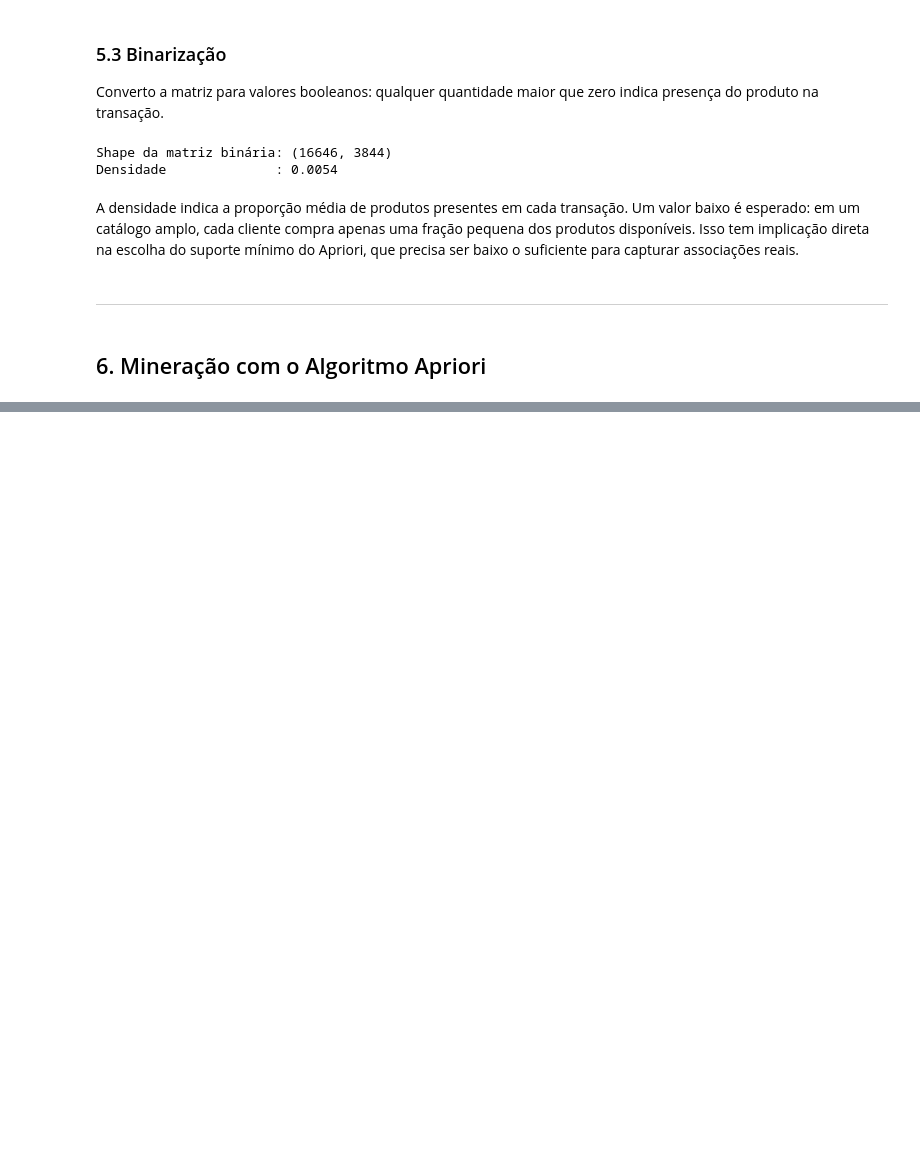
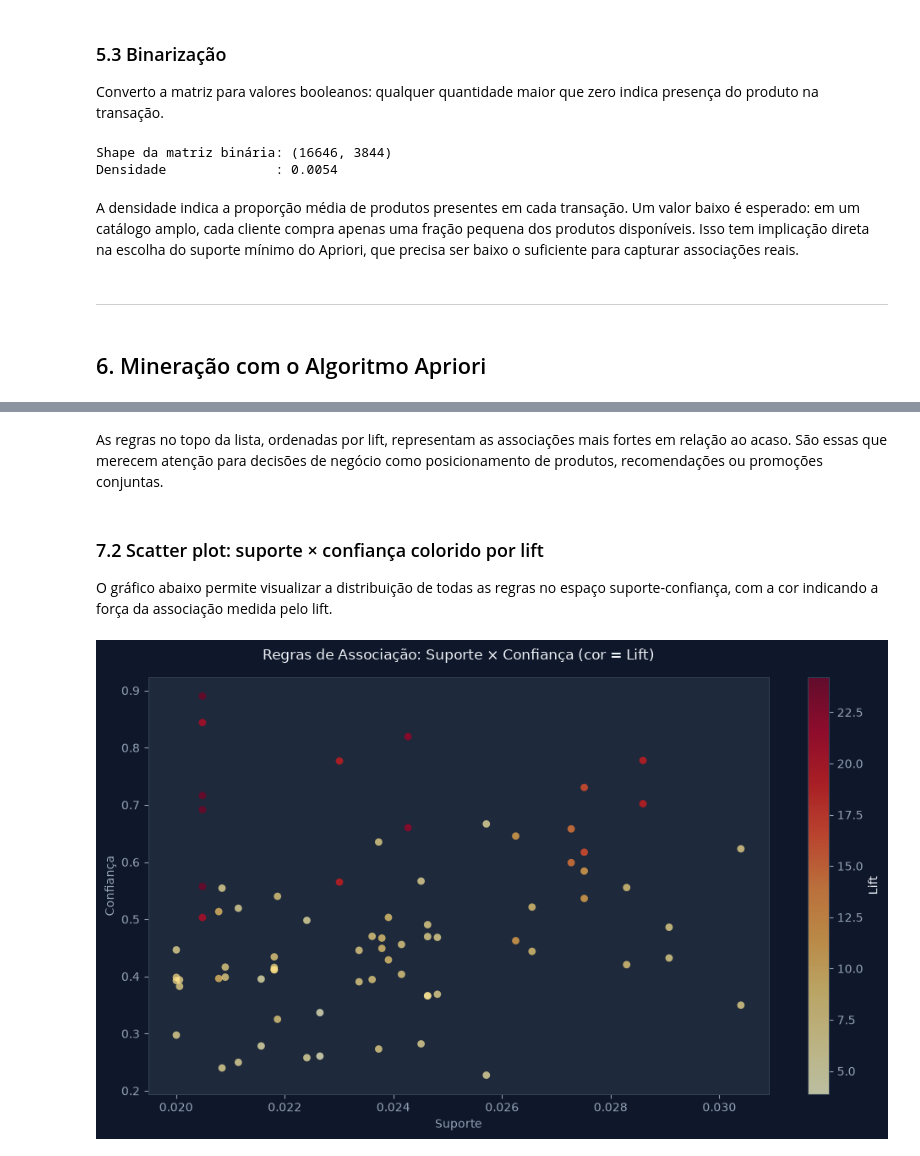
Before and after one commit to esscova/data-trivium, a Jupyter notebook: Data Mining/Mineração de Regras de Associação com Apriori/market_basket.ipynb, the cells around one changed output, grey strips where cells are left out. Cells and saved outputs as stored; diff of their text form; code cells hidden in the pictures; blank space fills up the shorter version.

```diff
--- a/Data Mining/Mineração de Regras de Associação com Apriori/market_basket.ipynb
+++ b/Data Mining/Mineração de Regras de Associação com Apriori/market_basket.ipynb
@@ -471,0 +524,9 @@ A densidade indica a proporção média de produtos presentes em cada transaçã
+# %%
+regras = association_rules(
+    itemsets_frequentes,
+    metric='confidence',
+    min_threshold=0.20
+)
+
+regras = regras.sort_values('lift', ascending=False).reset_index(drop=True)
+print(f"Regras geradas: {len(regras):,}")
@@ -471,0 +572,4 @@ A densidade indica a proporção média de produtos presentes em cada transaçã
+# %%
+regras_filtradas = regras[regras['lift'] > 1].copy()
+print(f"Regras com lift > 1: {len(regras_filtradas):,}")
+regras_filtradas[['antecedents', 'consequents', 'support', 'confidence', 'lift']].head(10)
@@ -471,0 +589,34 @@ A densidade indica a proporção média de produtos presentes em cada transaçã
+# %% [markdown]
+
+As regras no topo da lista, ordenadas por lift, representam as associações mais fortes em relação ao acaso. São essas que merecem atenção para decisões de negócio como posicionamento de produtos, recomendações ou promoções conjuntas.
+# %% [markdown]
+
+### 7.2 Scatter plot: suporte × confiança colorido por lift
+
+O gráfico abaixo permite visualizar a distribuição de todas as regras no espaço suporte-confiança, com a cor indicando a força da associação medida pelo lift.
+# %%
+fig, ax = plt.subplots(figsize=(10, 6))
+
+scatter = ax.scatter(
+    regras_filtradas['support'],
+    regras_filtradas['confidence'],
+    c=regras_filtradas['lift'],
+    cmap='YlOrRd',
+    alpha=0.7,
+    edgecolors='none',
+    s=40
+)
+
+cbar = plt.colorbar(scatter, ax=ax)
+cbar.set_label('Lift', color='#f1f5f9')
+cbar.ax.yaxis.set_tick_params(color='#94a3b8')
+plt.setp(cbar.ax.yaxis.get_ticklabels(), color='#94a3b8')
+
+ax.set_xlabel('Suporte')
+ax.set_ylabel('Confiança')
+ax.set_title('Regras de Associação: Suporte × Confiança (cor = Lift)', pad=15)
+
+plt.tight_layout()
+plt.show()
+# %% [output]
+[figure, added]
```
Also changed, not shown: parts of 23 cells of this notebook.
